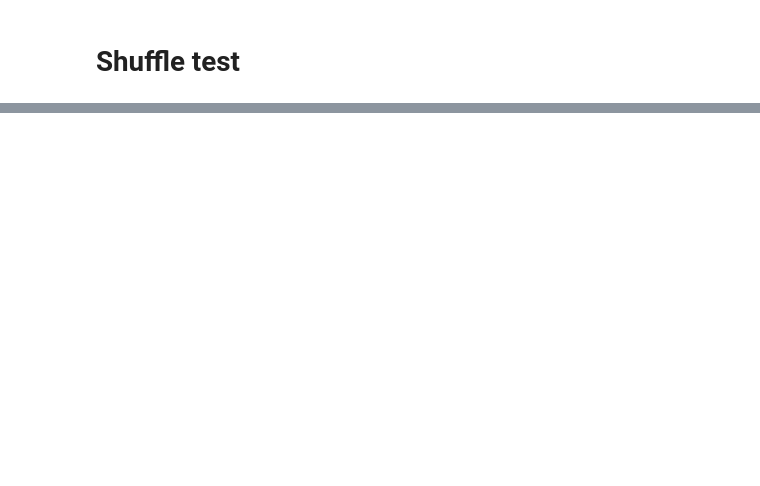
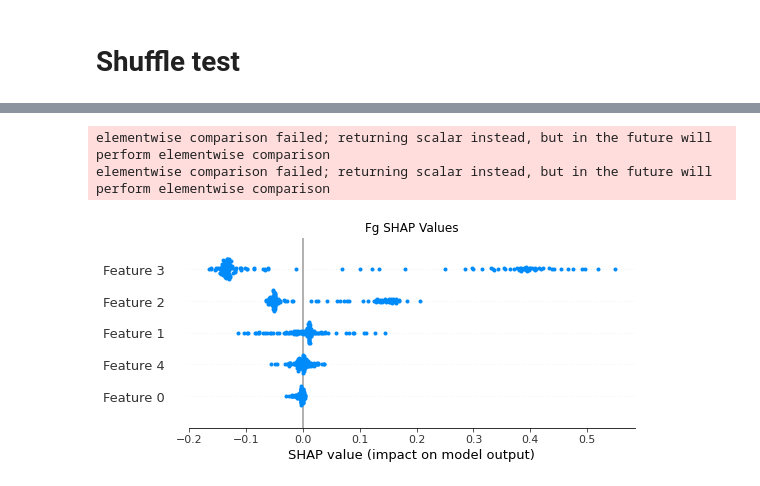
Before and after one commit to ArpiS/nested-policy-rl, a Jupyter notebook: simulated_fqi/neurips_experiments.ipynb, the cells around one changed output, grey strips where cells are left out. Saved outputs shown, nothing was run; the diff lists cells and outputs as text; code cells hidden in the pictures; blank space fills up the shorter version.

```diff
--- a/simulated_fqi/neurips_experiments.ipynb
+++ b/simulated_fqi/neurips_experiments.ipynb
@@ -11,8 +12,7 @@ import random
 # %% [markdown]
 # Interpretability
 # %%
-import shap
-printed_bg, printed_fg, performance, nfq_agent, X, X_test = run(verbose=False, is_contrastive=True, evaluations=2, force_left=5)
+performance_fg, performance_bg, nfq_agent, X, X_test = run(verbose=False, is_contrastive=True, evaluations=2, force_left=5)
 # %%
 group_0 = []
 group_1 = []
@@ -437,7 +420,30 @@ def shuffle_test(verbose=False, epoch=1000, train_env_max_steps=100, eval_env_ma
         total += 1
         train_env_fg.close()
         eval_env_fg.close()
+
+    state_action_b, target_q_values, groups = nfq_agent.generate_pattern_set(all_rollouts)
+    X = (state_action_b, groups)
+
+
+    state_action_b, target_q_values, groups = nfq_agent.generate_pattern_set(all_rollouts_test)
+    X_test = (state_action_b, groups)
+
     print("Fg trained after " + str(epochs_fg) + " epochs")
     print("BG stayed up for steps: ", num_steps_bg)
     print("FG stayed up for steps: ", num_steps_fg)
-    return num_steps_bg, num_steps_fg
+    return nfq_agent, X, X_test
+# %%
+nfq_agent, X, X_test = shuffle_test()
+group_0 = []
+group_1 = []
+for x, g in zip(X_test[0], X_test[1]):
+    if g == 0:
+        group_0.append(x.cpu().detach().numpy())
+    else:
+        group_1.append(x.cpu().detach().numpy())
+group_0 = torch.Tensor(np.asarray(group_0))
+group_1 = torch.Tensor(np.asarray(group_1))
+e = shap.DeepExplainer(nfq_agent._nfq_net, X[0])
+shap_values = e.shap_values(group_1[:150])
+explanation = shap.Explanation(shap_values)
+shap_values
@@ -443,0 +473,8 @@ def shuffle_test(verbose=False, epoch=1000, train_env_max_steps=100, eval_env_ma
+# %%
+shap.plots.beeswarm(explanation, show=False)
+plt.title("Fg SHAP Values")
+np.save('cfqi_shuffle_fg_shap', shap_values)
+# %% [output]
+elementwise comparison failed; returning scalar instead, but in the future will perform elementwise comparison
+elementwise comparison failed; returning scalar instead, but in the future will perform elementwise comparison
+[figure, added]
```
Also changed, not shown: parts of 13 cells of this notebook, 2 other files.
